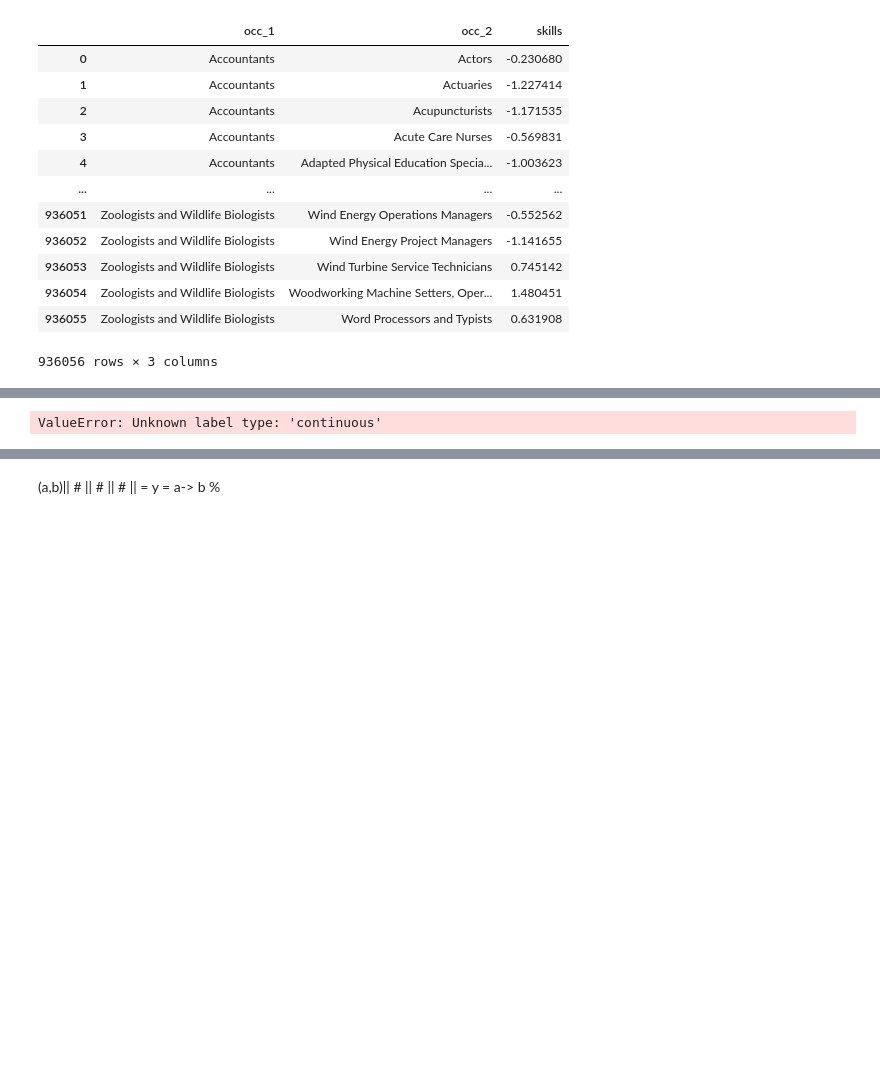
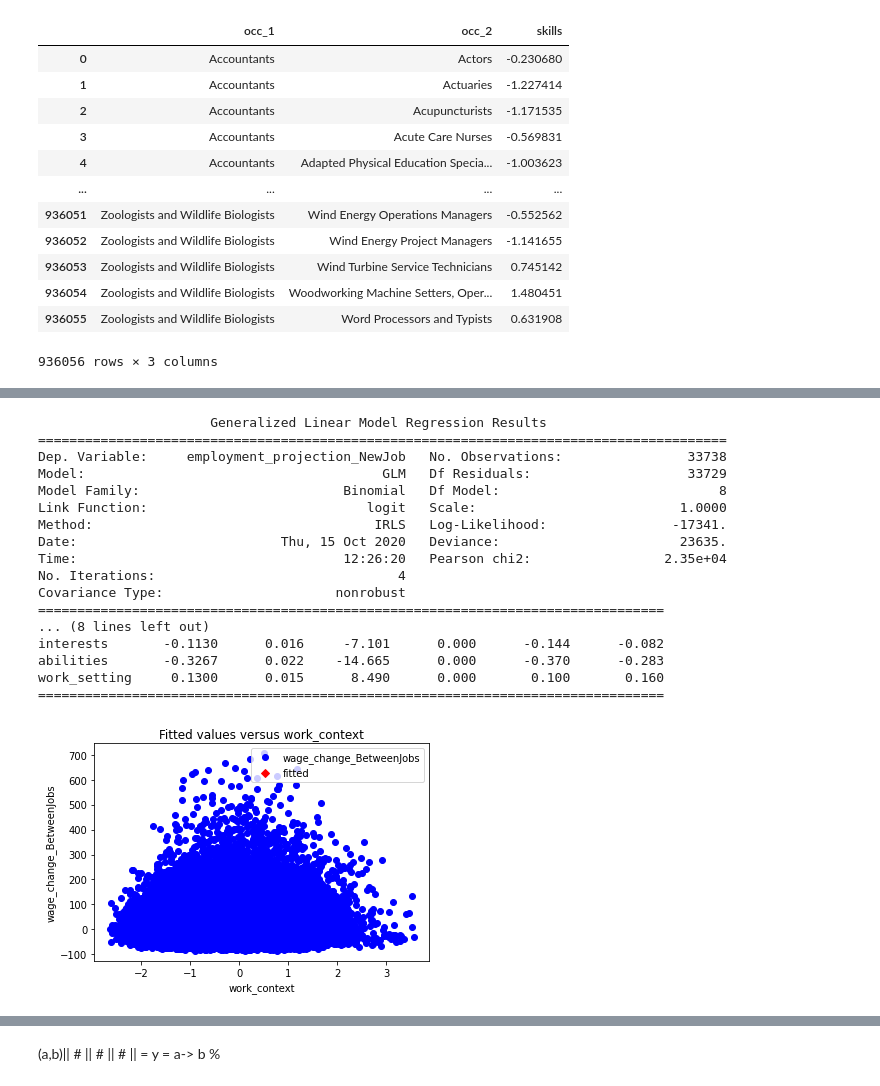
Before and after one commit to thanh17/employment, a Jupyter notebook: python_notebooks/algo_ml.ipynb, the cells around one changed output, grey strips where cells are left out. Cells and saved outputs as stored; diff of their text form; code cells hidden in the pictures; blank space fills up the shorter version.

```diff
--- a/python_notebooks/algo_ml.ipynb
+++ b/python_notebooks/algo_ml.ipynb
@@ -291 +376,32 @@ work_setting     0.1031      0.013      8.118      0.000       0.078       0.128
+# %%
+# final3 = final[final['wage_change_BetweenJobs'] > 0]
+X = final[['work_context','knowledge','skills','GWAs','job_zones','work_value','interests','abilities','work_setting']]
+y = final[['wage_change_BetweenJobs']]
+
+# binom_glm = sm.GLM(y,X, family=sm.families.Binomial())
+# binom_results = binom_glm.fit()
+model = sm.OLS(y,X)
+results = model.fit()
+fig, ax = plt.subplots()
+sm.graphics.plot_fit(results, 0, ax=ax)
+print(binom_results.summary())
+# %% [output]
+                      Generalized Linear Model Regression Results
+========================================================================================
+Dep. Variable:     employment_projection_NewJob   No. Observations:                33738
+Model:                                      GLM   Df Residuals:                    33729
+Model Family:                          Binomial   Df Model:                            8
+Link Function:                            logit   Scale:                          1.0000
+Method:                                    IRLS   Log-Likelihood:                -17341.
+Date:                          Thu, 15 Oct 2020   Deviance:                       23635.
+Time:                                  12:26:20   Pearson chi2:                 2.35e+04
+No. Iterations:                               4
+Covariance Type:                      nonrobust
+================================================================================
+... (8 lines left out)
+interests       -0.1130      0.016     -7.101      0.000      -0.144      -0.082
+abilities       -0.3267      0.022    -14.665      0.000      -0.370      -0.283
+work_setting     0.1300      0.015      8.490      0.000       0.100       0.160
+================================================================================
+[figure, added]
 # %%
@@ -293,9 +409,7 @@ X_train,X_test,y_train,y_test = train_test_split(X,y,test_size=0.55,random_state
 # %%
-logistic_regression= LogisticRegression()
-logistic_regression.fit(X_train,y_train)
-# y_pred= logistic_regression.predict(X_test)
+# logistic_regression= LogisticRegression()
+# logistic_regression.fit(X_train,y_train)
+# # y_pred= logistic_regression.predict(X_test)
-# %% [output]
-ValueError: Unknown label type: 'continuous'
 # %%
 merged
 # %% [output]
```
Also changed, not shown: parts of 11 cells of this notebook, 1 other file.
